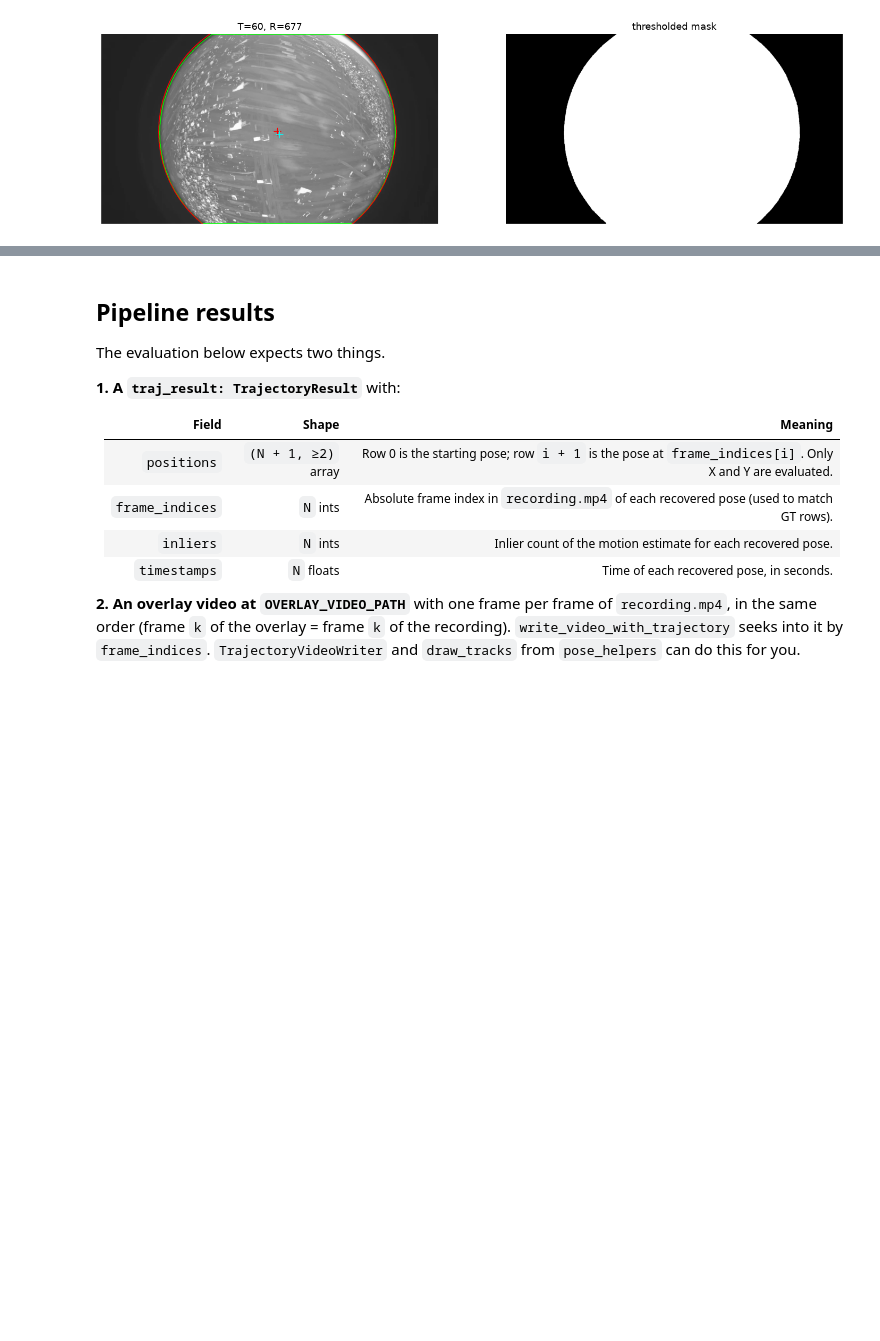
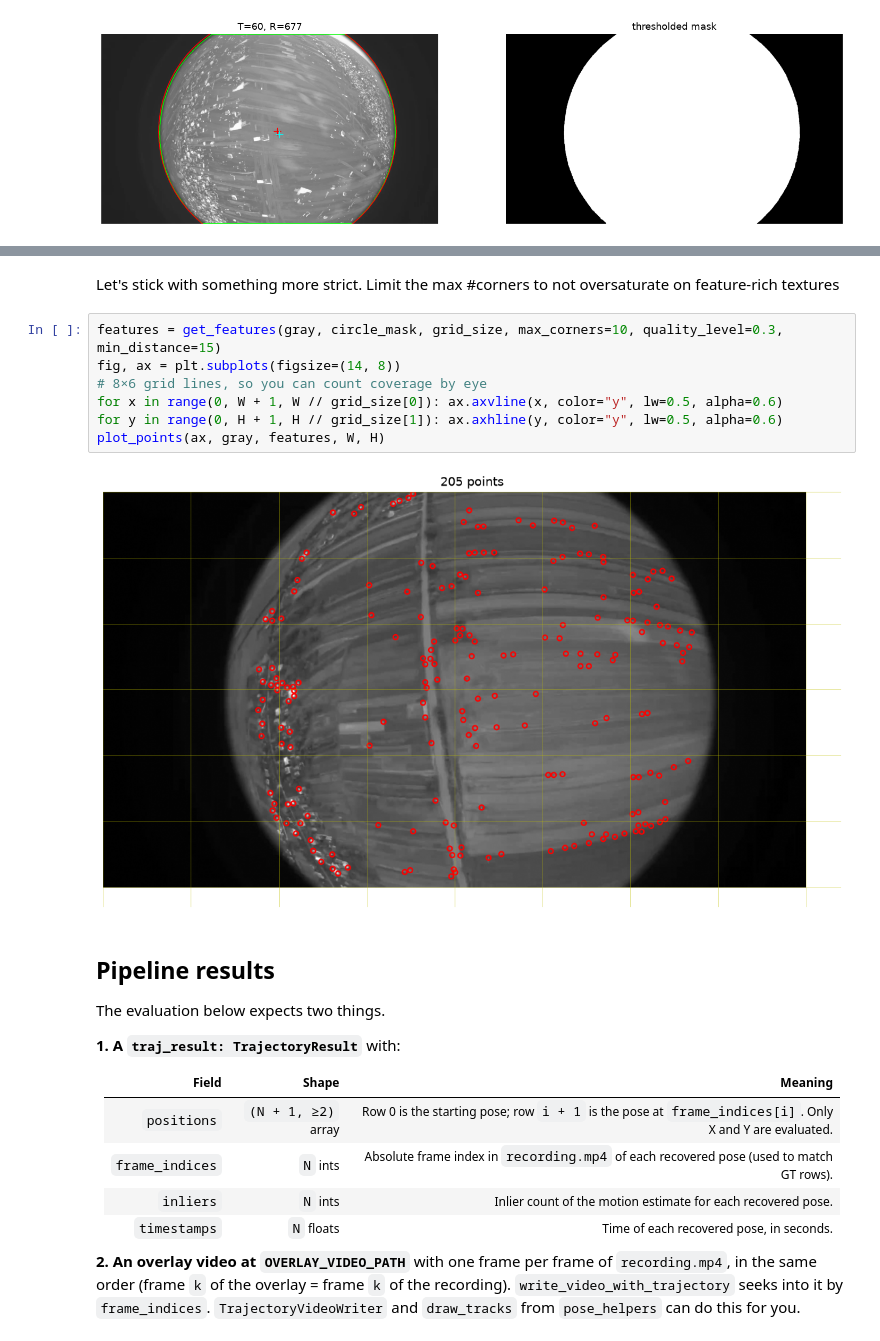
Before and after one commit to yagodanr/hw3_trajectory-estimation, a Jupyter notebook: homework.ipynb, the cells around one changed output, grey strips where cells are left out. Cells and saved outputs as stored; diff of their text form; blank space fills up the shorter version.

```diff
--- a/homework.ipynb
+++ b/homework.ipynb
@@ -222,3 +324,14 @@ plt.show()
+# %% [markdown]
+Let's stick with something more strict. Limit the max #corners to not oversaturate on feature-rich textures
+# %%
+features = get_features(gray, circle_mask, grid_size, max_corners=10, quality_level=0.3, min_distance=15)
+fig, ax = plt.subplots(figsize=(14, 8))
+# 8×6 grid lines, so you can count coverage by eye
+for x in range(0, W + 1, W // grid_size[0]): ax.axvline(x, color="y", lw=0.5, alpha=0.6)
+for y in range(0, H + 1, H // grid_size[1]): ax.axhline(y, color="y", lw=0.5, alpha=0.6)
+plot_points(ax, gray, features, W, H)
+# %% [output]
+[figure, added]
 # %% [markdown]
 ## Pipeline results
 
```
Also changed, not shown: parts of 8 cells of this notebook.
